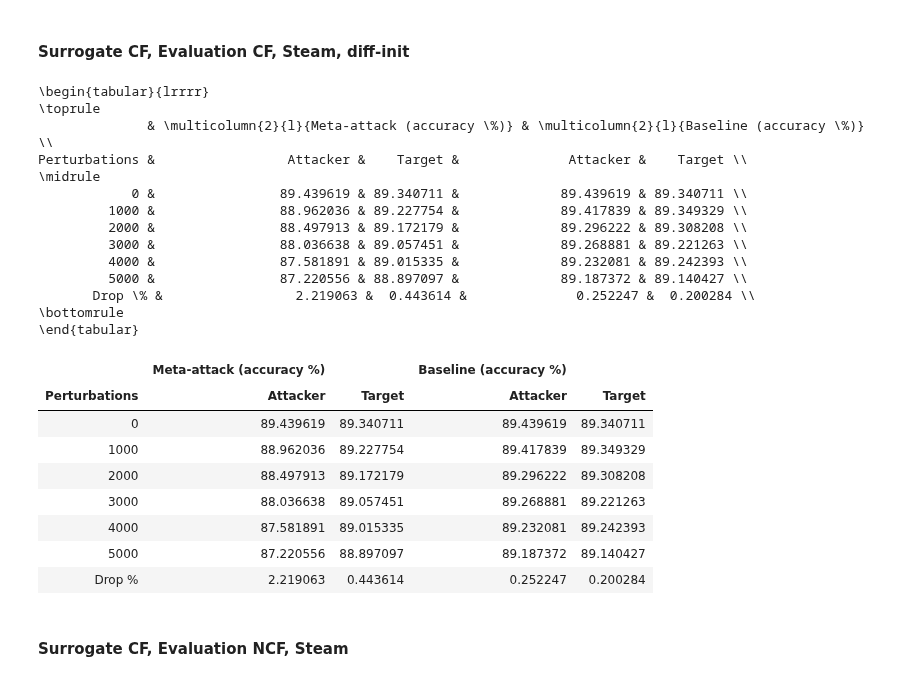
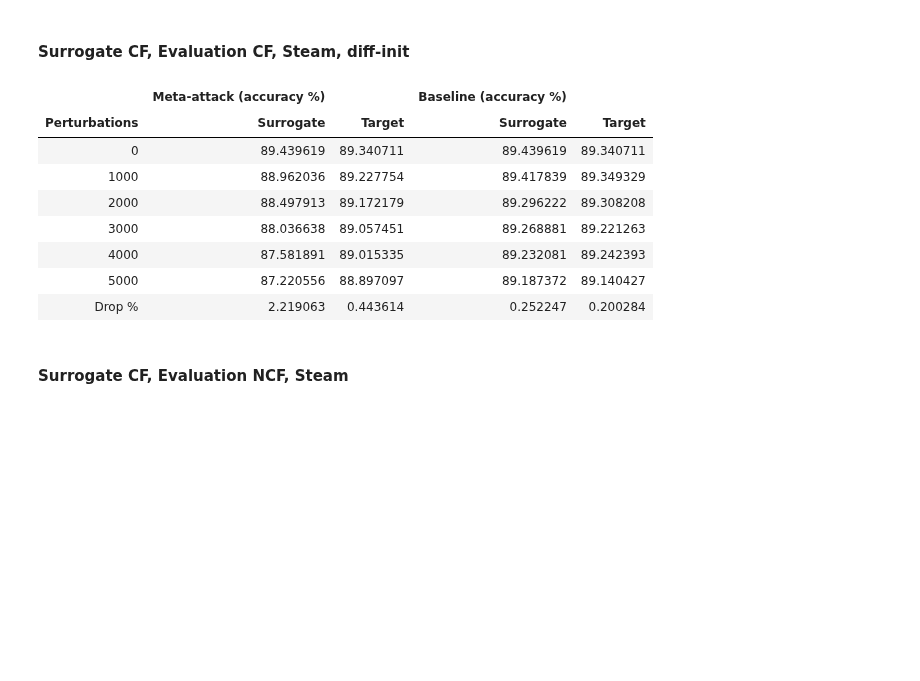
Before and after one commit to aravind-gk/RecSysAttack, a Jupyter notebook: check.ipynb, the cells around one changed output. Cells and saved outputs as stored; diff of their text form; code cells hidden in the pictures; blank space fills up the shorter version.

```diff
--- a/check.ipynb
+++ b/check.ipynb
@@ -43,10 +43,10 @@ def parseResults(meta_file, base_file, after = True):
         suffix = 'before'
 
     meta = meta[::1000][['accuracy_' + suffix, 'accuracy_' + suffix + '_eval']]
-    meta.columns = ['Attacker', 'Target']
+    meta.columns = ['Surrogate', 'Target']
 
     base = base[::1000][['accuracy_' + suffix, 'accuracy_' + suffix + '_eval']]
-    base.columns = ['Attacker', 'Target']
+    base.columns = ['Surrogate', 'Target']
 
     table = pd.concat([meta, base], axis=1)
     table.reset_index(inplace=True)
@@ -64,6 +64,8 @@ def parseResults(meta_file, base_file, after = True):
     return table, latex
 # %% [markdown]
 #### **Surrogate NCF, Evaluation CF (all steam, meta attack & baseline)**
+# %%
+printLatex = False
 # %%
 # filenames
 meta_file = 'results/steam/perturbations_surrogateNCF_evalCF_meta_Delta=5000_T=500_LR=40_Factors=64_auto_r.csv'
@@ -169,27 +132,14 @@ Perturbations &                 Attacker &    Target &              Attacker &
 # %%
 meta_file = 'results/steam/perturbations_surrogateCF_evalCF_meta_Delta=5000_T=500_LR=50_Factors=64_diffinit_auto_r.csv'
 base_file = 'results/steam/perturbations_surrogateCF_evalCF_baseline_Delta=5000_T=500_LR=50_Factors=64_diffinit_auto_r.csv'
 
 table, latex = parseResults(meta_file = meta_file, base_file = base_file)
-print(latex)
+if printLatex:
+    print(latex)
 table
 # %% [output]
-\begin{tabular}{lrrrr}
-\toprule
-              & \multicolumn{2}{l}{Meta-attack (accuracy \%)} & \multicolumn{2}{l}{Baseline (accuracy \%)} \\
-Perturbations &                 Attacker &    Target &              Attacker &    Target \\
-\midrule
-            0 &                89.439619 & 89.340711 &             89.439619 & 89.340711 \\
-         1000 &                88.962036 & 89.227754 &             89.417839 & 89.349329 \\
-         2000 &                88.497913 & 89.172179 &             89.296222 & 89.308208 \\
-         3000 &                88.036638 & 89.057451 &             89.268881 & 89.221263 \\
-         4000 &                87.581891 & 89.015335 &             89.232081 & 89.242393 \\
-         5000 &                87.220556 & 88.897097 &             89.187372 & 89.140427 \\
-       Drop \% &                 2.219063 &  0.443614 &              0.252247 &  0.200284 \\
-\bottomrule
-\end{tabular}
 |  | Meta-attack (accuracy %) |  | Baseline (accuracy %) |  |
-| Perturbations | Attacker | Target | Attacker | Target |
+| Perturbations | Surrogate | Target | Surrogate | Target |
 | 0 | 89.439619 | 89.340711 | 89.439619 | 89.340711 |
 | 1000 | 88.962036 | 89.227754 | 89.417839 | 89.349329 |
 | 2000 | 88.497913 | 89.172179 | 89.296222 | 89.308208 |
```
Also changed, not shown: parts of 6 cells of this notebook.
